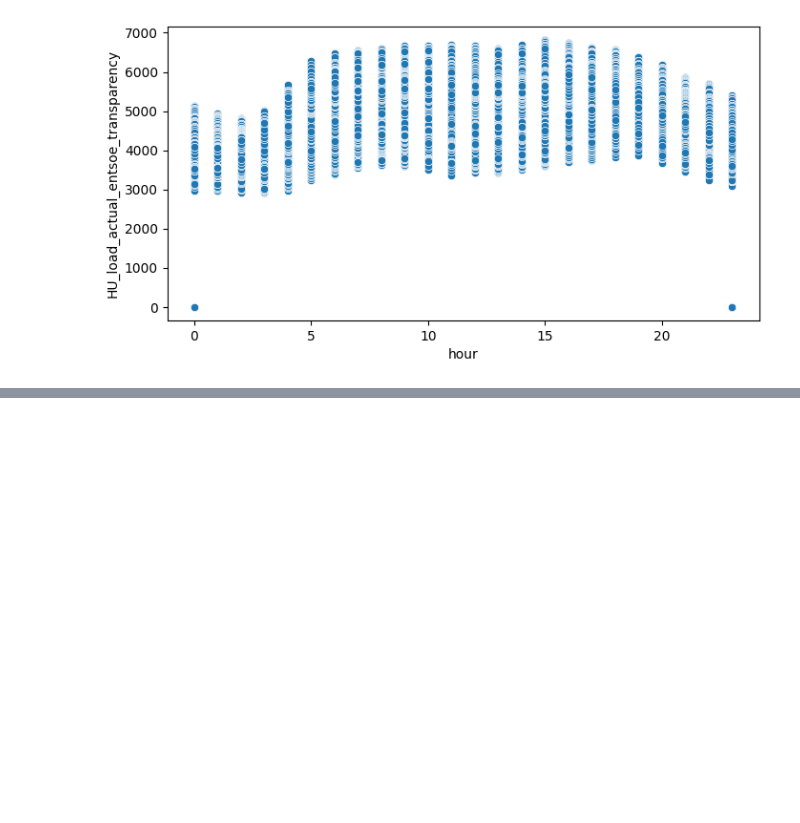
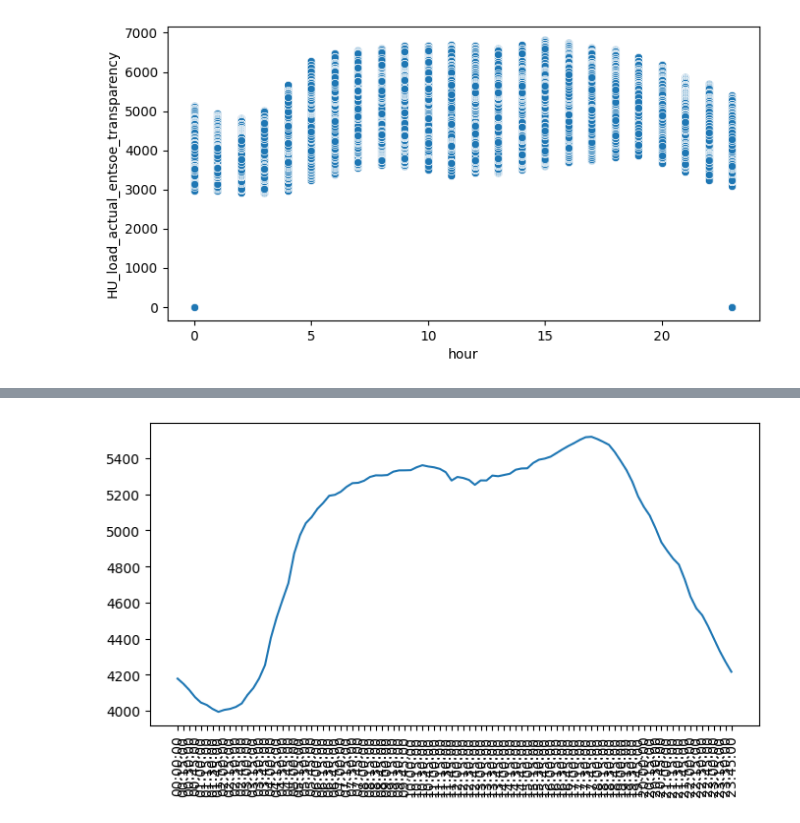
Before and after one commit to GinnCheng/wind_energy_eletricity, a Jupyter notebook: main_script.ipynb, the cells around one changed output, grey strips where cells are left out. Saved outputs shown, nothing was run; the diff lists cells and outputs as text; code cells hidden in the pictures; blank space fills up the shorter version.

```diff
--- a/main_script.ipynb
+++ b/main_script.ipynb
@@ -154,0 +182,10 @@ plt.show()
+# %%
+df_2019 = pd.DataFrame(df_hu_min_avg_2019.groupby(by='hour_min').mean())
+df_2019.reset_index(inplace=True)
+# %%
+plt.figure(figsize=(8,4))
+plt.plot(df_2019.hour_min.astype(str), df_2019.HU_load_actual_entsoe_transparency)
+plt.xticks(rotation=90)
+plt.show()
+# %% [output]
+[figure, added]
```
Also changed, not shown: parts of 10 cells of this notebook.
